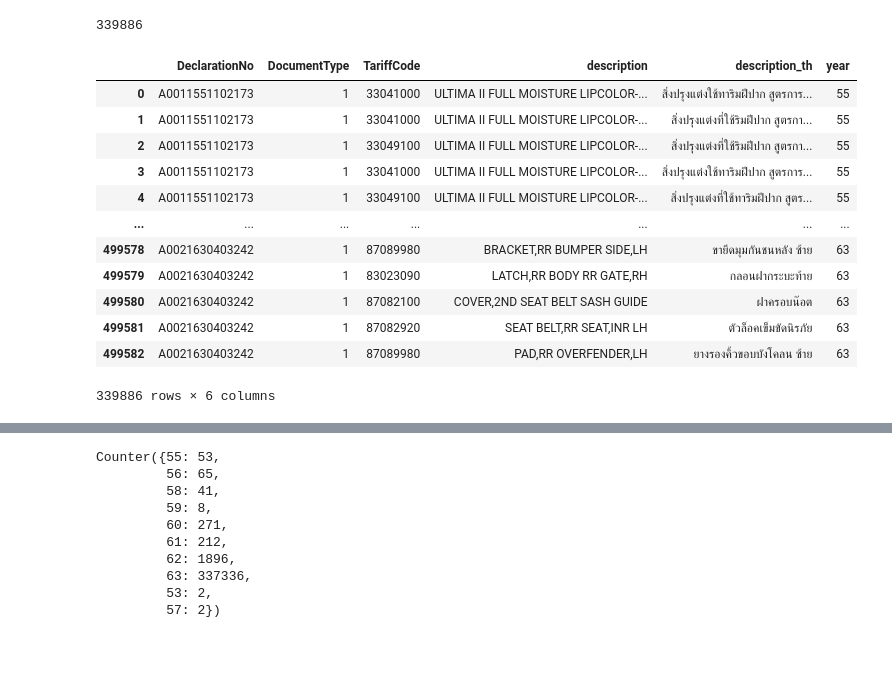
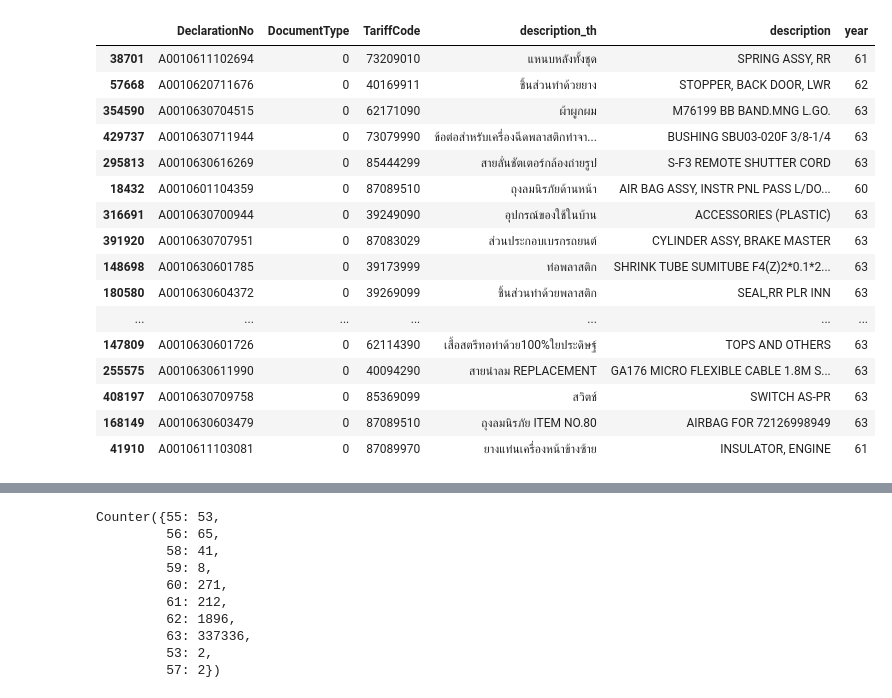
Before and after one commit to dragon-library/work_space, a Jupyter notebook: HS_Code/manage_data.ipynb, the cells around one changed output, grey strips where cells are left out. Drawn from its saved outputs; the diff is of its cells as text; code cells hidden in the pictures; blank space fills up the shorter version.

```diff
--- a/HS_Code/manage_data.ipynb
+++ b/HS_Code/manage_data.ipynb
@@ -15,11 +15,0 @@ pd.set_option('display.max_rows', 20,
-# %%
-def load_excel(files,sheets):
-    '''
-    # example
-
-    files = "data/master_declaration.xlsx"
-    sheets = 'decx'
-'''
-    df = pd.read_excel(files, sheet_name=sheets)
-
-    return df
@@ -47,22 +15,0 @@ data
-# %%
-data.drop_duplicates(inplace=True)
-len(data)
-# %% [output]
-339886
-# %%
-data.dropna(how='any')
-data
-# %% [output]
-|  | DeclarationNo | DocumentType | TariffCode | description | description_th | year |
-| 0 | A0011551102173 | 1 | 33041000 | ULTIMA II FULL MOISTURE LIPCOLOR-... | สิ่งปรุงแต่งใช้ทาริมฝีปาก สูตรการ... | 55 |
-| 1 | A0011551102173 | 1 | 33041000 | ULTIMA II FULL MOISTURE LIPCOLOR-... | สิ่งปรุงแต่งที่ใช้ริมฝีปาก สูตรกา... | 55 |
-| 2 | A0011551102173 | 1 | 33049100 | ULTIMA II FULL MOISTURE LIPCOLOR-... | สิ่งปรุงแต่งที่ใช้ริมฝีปาก สูตรกา... | 55 |
-| 3 | A0011551102173 | 1 | 33041000 | ULTIMA II FULL MOISTURE LIPCOLOR-... | สิ่งปรุงแต่งใช้ทาริมฝีปาก สูตรการ... | 55 |
-| 4 | A0011551102173 | 1 | 33049100 | ULTIMA II FULL MOISTURE LIPCOLOR-... | สิ่งปรุงแต่งที่ใช้ทาริมฝีปาก สูตร... | 55 |
-| ... | ... | ... | ... | ... | ... | ... |
-| 499578 | A0021630403242 | 1 | 87089980 | BRACKET,RR BUMPER SIDE,LH | ขายึดมุมกันชนหลัง ซ้าย | 63 |
-| 499579 | A0021630403242 | 1 | 83023090 | LATCH,RR BODY RR GATE,RH | กลอนฝากระบะท้าย | 63 |
-| 499580 | A0021630403242 | 1 | 87082100 | COVER,2ND SEAT BELT SASH GUIDE | ฝาครอบน๊อต | 63 |
-| 499581 | A0021630403242 | 1 | 87082920 | SEAT BELT,RR SEAT,INR LH | ตัวล็อคเข็มขัดนิรภัย | 63 |
-| 499582 | A0021630403242 | 1 | 87089980 | PAD,RR OVERFENDER,LH | ยางรองคิ้วขอบบังโคลน ซ้าย | 63 |
-339886 rows × 6 columns
@@ -68,0 +61,25 @@ data
+# %%
+files = "data/master_declaration.xlsx"
+sheets = 'deci'
+
+master = load_excel(files,sheets)
+
+master.sample(20)
+# %% [output]
+|  | DeclarationNo | DocumentType | TariffCode | description_th | description | year |
+| 38701 | A0010611102694 | 0 | 73209010 | แหนบหลังทั้งชุด | SPRING ASSY, RR | 61 |
+| 57668 | A0010620711676 | 0 | 40169911 | ชิ้นส่วนทำด้วยยาง | STOPPER, BACK DOOR, LWR | 62 |
+| 354590 | A0010630704515 | 0 | 62171090 | ผ้าผูกผม | M76199 BB BAND.MNG L.GO. | 63 |
+| 429737 | A0010630711944 | 0 | 73079990 | ข้อต่อสำหรับเครื่องฉีดพลาสติกทำจา... | BUSHING SBU03-020F 3/8-1/4 | 63 |
+| 295813 | A0010630616269 | 0 | 85444299 | สายลั่นชัตเตอร์กล้องถ่ายรูป | S-F3 REMOTE SHUTTER CORD | 63 |
+| 18432 | A0010601104359 | 0 | 87089510 | ถุงลมนิรภัยด้านหน้า | AIR BAG ASSY, INSTR PNL PASS L/DO... | 60 |
+| 316691 | A0010630700944 | 0 | 39249090 | อุปกรณ์ของใช้ในบ้าน | ACCESSORIES (PLASTIC) | 63 |
+| 391920 | A0010630707951 | 0 | 87083029 | ส่วนประกอบเบรกรถยนต์ | CYLINDER ASSY, BRAKE MASTER | 63 |
+| 148698 | A0010630601785 | 0 | 39173999 | ท่อพลาสติก | SHRINK TUBE SUMITUBE F4(Z)2*0.1*2... | 63 |
+| 180580 | A0010630604372 | 0 | 39269099 | ชิ้นส่วนทำด้วยพลาสติก | SEAL,RR PLR INN | 63 |
+| ... | ... | ... | ... | ... | ... | ... |
+| 147809 | A0010630601726 | 0 | 62114390 | เสื้อสตรีทอทำด้วย100%ใยประดิษฐ์ | TOPS AND OTHERS | 63 |
+| 255575 | A0010630611990 | 0 | 40094290 | สายนำลม REPLACEMENT | GA176 MICRO FLEXIBLE CABLE 1.8M S... | 63 |
+| 408197 | A0010630709758 | 0 | 85369099 | สวิตช์ | SWITCH AS-PR | 63 |
+| 168149 | A0010630603479 | 0 | 87089510 | ถุงลมนิรภัย ITEM NO.80 | AIRBAG FOR 72126998949 | 63 |
+| 41910 | A0010611103081 | 0 | 87089970 | ยางแท่นเครื่องหน้าข้างซ้าย | INSULATOR, ENGINE | 61 |
```
Also changed, not shown: parts of 16 cells of this notebook, 8 other files.
